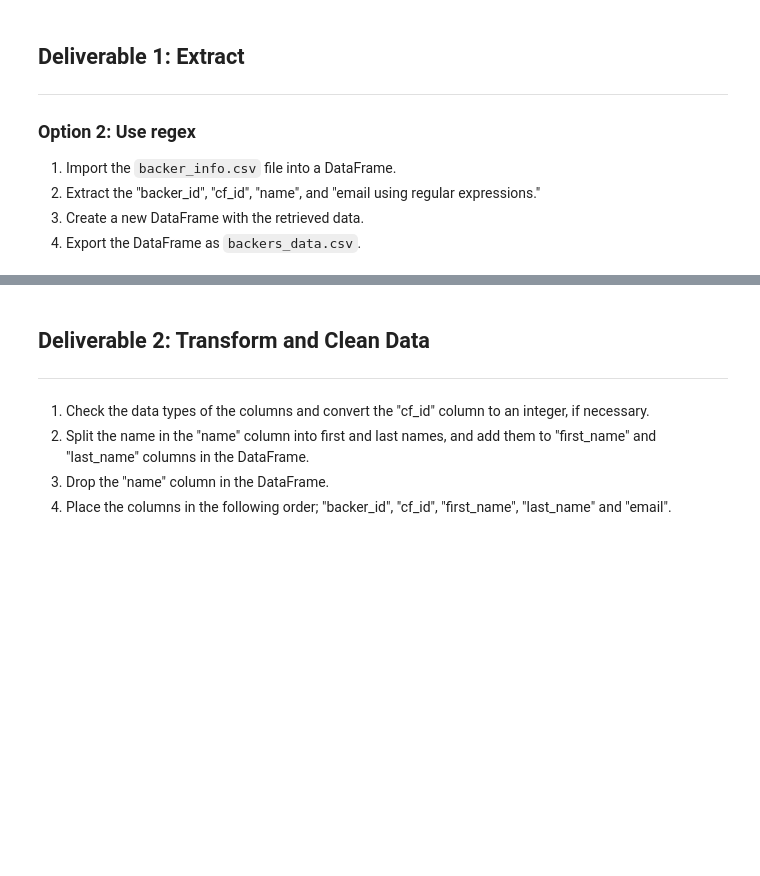
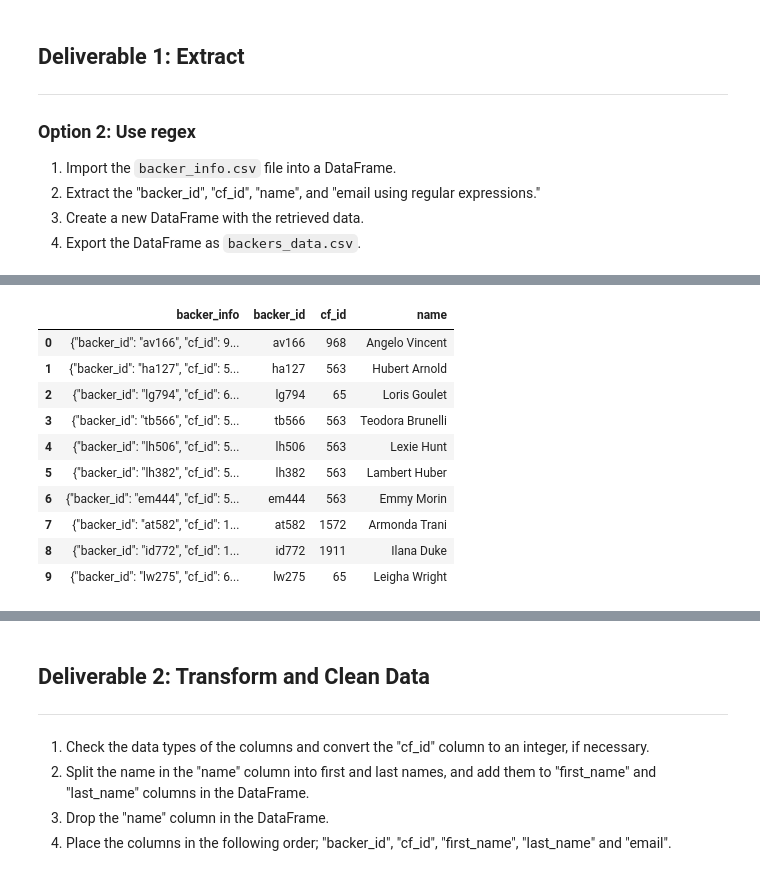
Before and after one commit to princetonduarte/Crowdfundding-ETL, a Jupyter notebook: Extract-Transform_final_code.ipynb, the cells around one changed output, grey strips where cells are left out. Saved outputs shown, nothing was run; the diff lists cells and outputs as text; code cells hidden in the pictures; blank space fills up the shorter version.

```diff
--- a/Extract-Transform_final_code.ipynb
+++ b/Extract-Transform_final_code.ipynb
@@ -114,4 +156,18 @@ pd.set_option('max_colwidth', 400)
 # %%
 # Extract the name from the backer_info column and add it as a new column called "name".
+backer_data['name'] = backer_data['backer_info'].str.extract('\"(\w+\s\w+)\"')
+backer_data.head(10)
+# %% [output]
+|  | backer_info | backer_id | cf_id | name |
+| 0 | {"backer_id": "av166", "cf_id": 9... | av166 | 968 | Angelo Vincent |
+| 1 | {"backer_id": "ha127", "cf_id": 5... | ha127 | 563 | Hubert Arnold |
+| 2 | {"backer_id": "lg794", "cf_id": 6... | lg794 | 65 | Loris Goulet |
+| 3 | {"backer_id": "tb566", "cf_id": 5... | tb566 | 563 | Teodora Brunelli |
+| 4 | {"backer_id": "lh506", "cf_id": 5... | lh506 | 563 | Lexie Hunt |
+| 5 | {"backer_id": "lh382", "cf_id": 5... | lh382 | 563 | Lambert Huber |
+| 6 | {"backer_id": "em444", "cf_id": 5... | em444 | 563 | Emmy Morin |
+| 7 | {"backer_id": "at582", "cf_id": 1... | at582 | 1572 | Armonda Trani |
+| 8 | {"backer_id": "id772", "cf_id": 1... | id772 | 1911 | Ilana Duke |
+| 9 | {"backer_id": "lw275", "cf_id": 6... | lw275 | 65 | Leigha Wright |
 # %%
 # Extract the email from the backer_info column and add it as a new column called "email".
```
Also changed, not shown: parts of 10 cells of this notebook, 3 other files.
